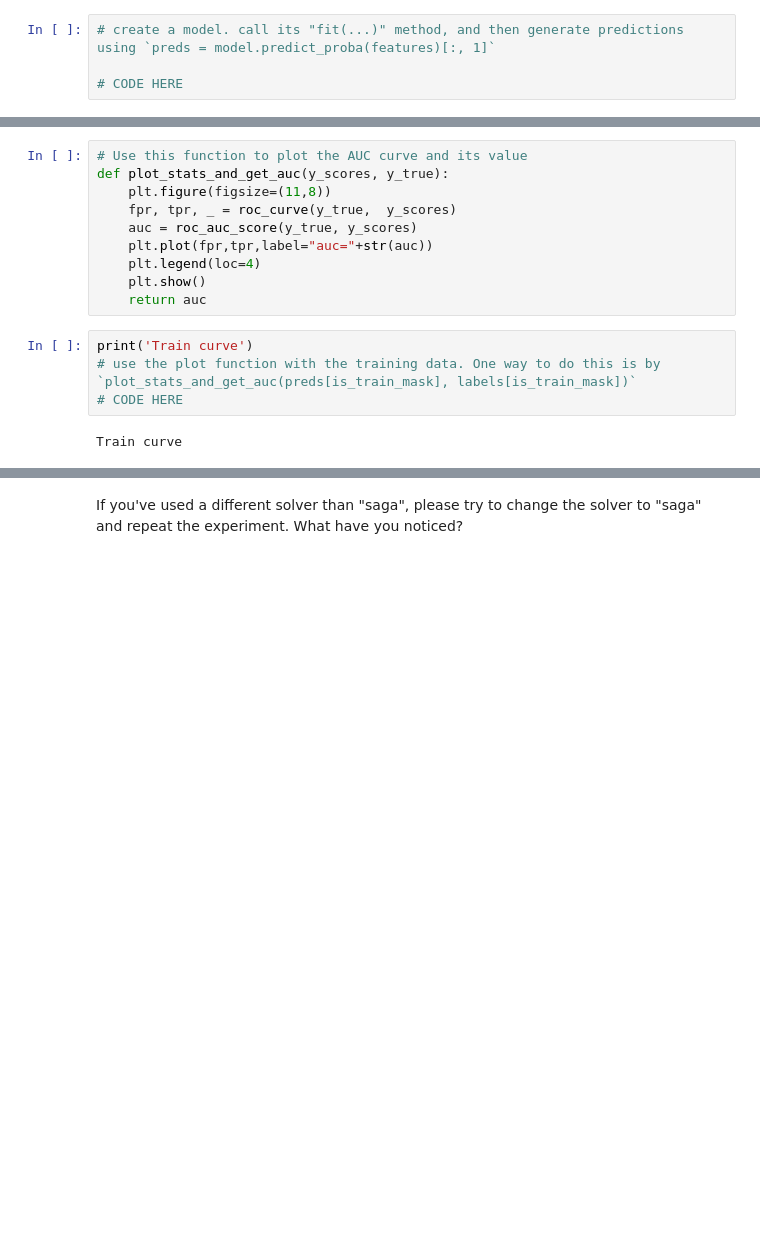
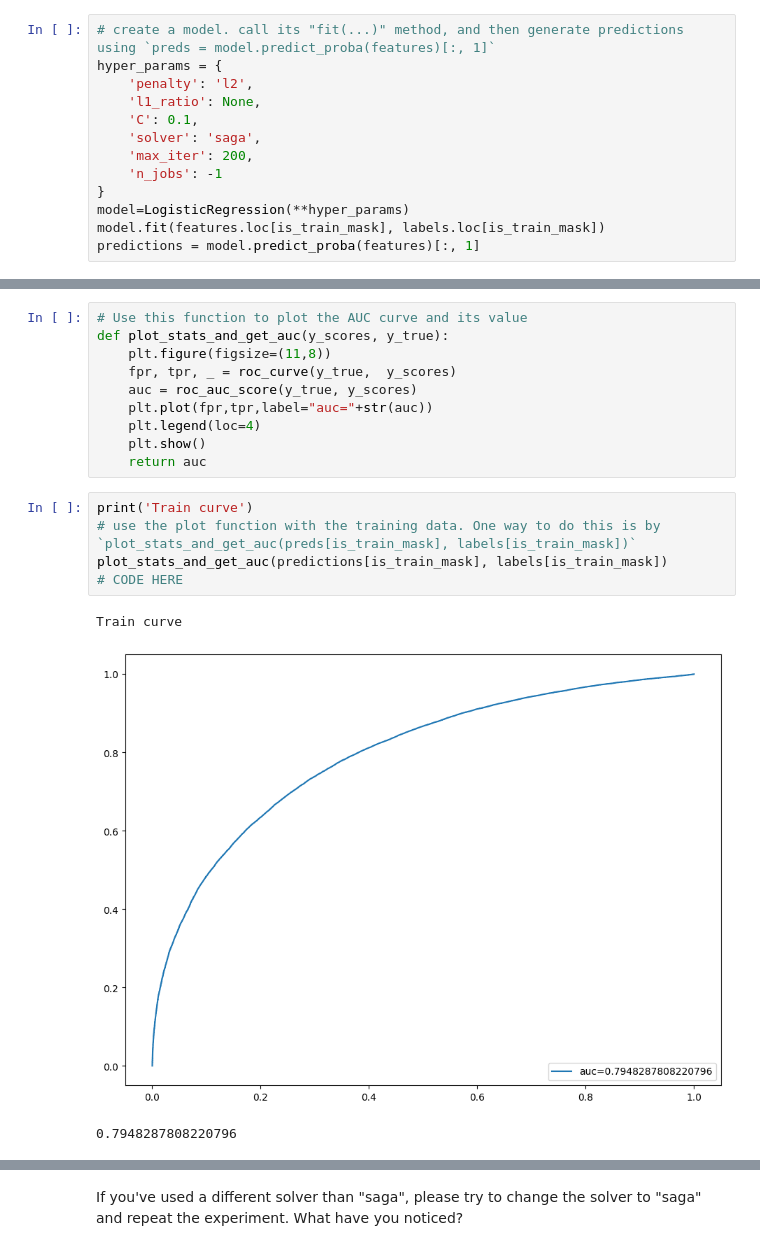
Before and after one commit to roysa-msft/tech-train-reusable-modules, a Jupyter notebook: Linear_Models_Ex.ipynb, the cells around one changed output, grey strips where cells are left out. Saved outputs shown, nothing was run; the diff lists cells and outputs as text; blank space fills up the shorter version.

```diff
--- a/Linear_Models_Ex.ipynb
+++ b/Linear_Models_Ex.ipynb
@@ -131,8 +180,17 @@ features.shape
 (129880, 25)
 # %%
 # create a model. call its "fit(...)" method, and then generate predictions using `preds = model.predict_proba(features)[:, 1]`
-
-# CODE HERE
+hyper_params = {
+    'penalty': 'l2',
+    'l1_ratio': None,
+    'C': 0.1,
+    'solver': 'saga',
+    'max_iter': 200,
+    'n_jobs': -1
+}
+model=LogisticRegression(**hyper_params)
+model.fit(features.loc[is_train_mask], labels.loc[is_train_mask])
+predictions = model.predict_proba(features)[:, 1]
 # %% [markdown]
 # Inspect the quality of the model
 
@@ -170,8 +228,11 @@ def plot_stats_and_get_auc(y_scores, y_true):
 # %%
 print('Train curve')
 # use the plot function with the training data. One way to do this is by `plot_stats_and_get_auc(preds[is_train_mask], labels[is_train_mask])`
+plot_stats_and_get_auc(predictions[is_train_mask], labels[is_train_mask])
 # CODE HERE
 # %% [output]
 Train curve
+[figure, added]
+0.7948287808220796
 # %%
 print('Test curve')
```
Also changed, not shown: parts of 9 cells of this notebook.
